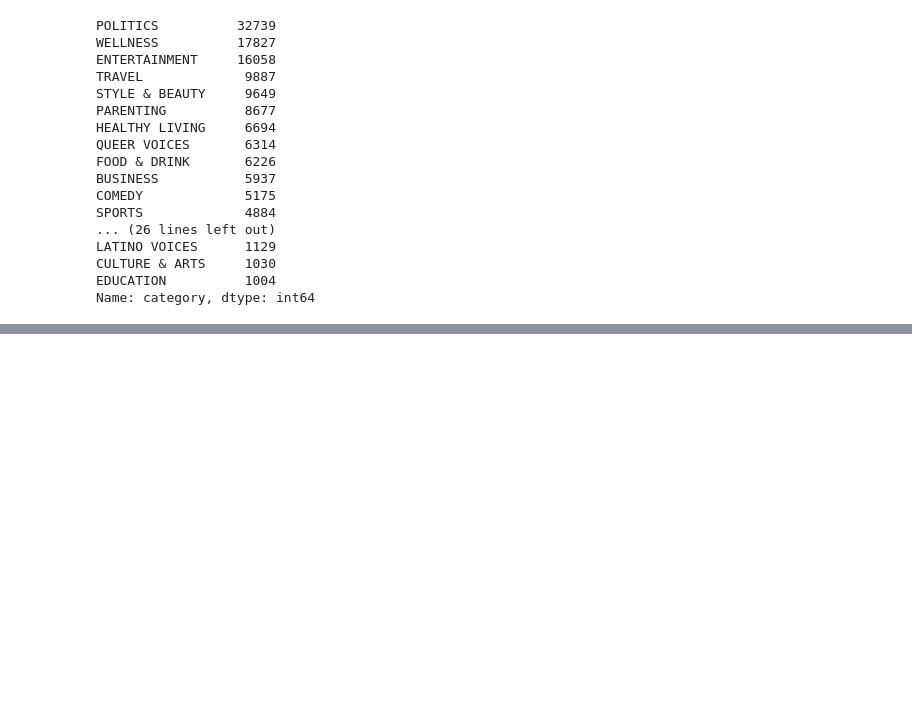
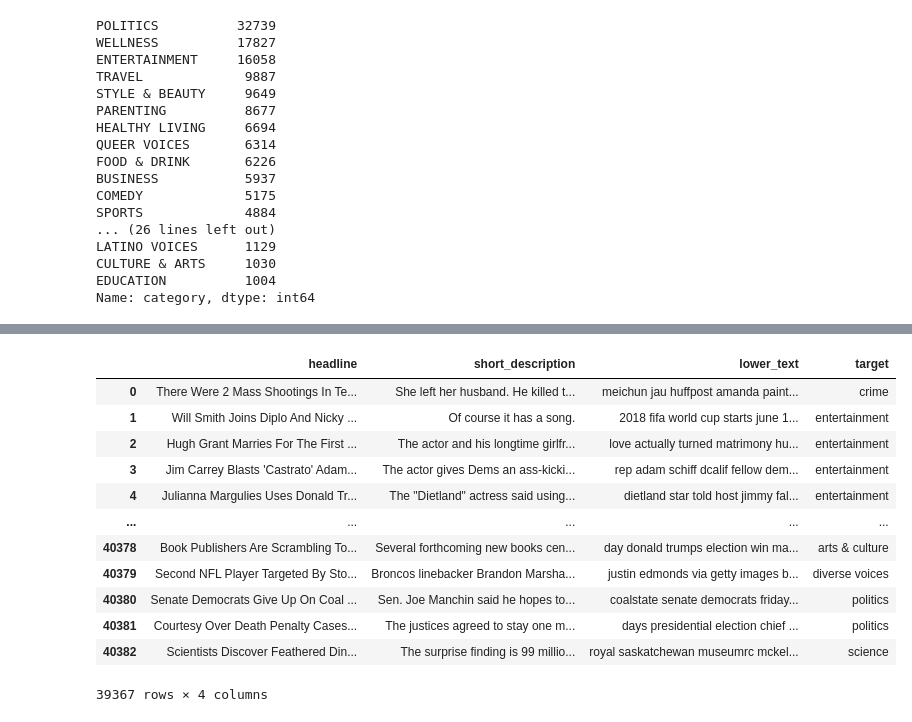
Before and after one commit to willcline613/article_genres, a Jupyter notebook: individuals/jerry/Basic model attempts.ipynb, the cells around one changed output, grey strips where cells are left out. Drawn from its saved outputs; the diff is of its cells as text; code cells hidden in the pictures; blank space fills up the shorter version.

```diff
--- a/individuals/jerry/Basic model attempts.ipynb
+++ b/individuals/jerry/Basic model attempts.ipynb
@@ -81,0 +94,2 @@ b
+# %%
+df_2['lower_text'] = df_2['lower_text'].apply(lambda x: " ".join(x for x in x.split() if x not in stop))
@@ -81,0 +105,2 @@ b
+# %%
+df_2["category"] = df_2["category"].str.lower()
@@ -81,0 +229,20 @@ b
+# %%
+df_2['target'] = df_2['category'].replace(['the worldpost', 'worldpost'],'world news').replace(['black voices', 'queer voices', 'latino voices', 'women'],'diverse voices')
+# %%
+df_2.drop(["authors", "link", "category", "date", "full_text"], axis = 1, inplace = True)
+# %%
+df_2
+# %% [output]
+|  | headline | short_description | lower_text | target |
+| 0 | There Were 2 Mass Shootings In Te... | She left her husband. He killed t... | meichun jau huffpost amanda paint... | crime |
+| 1 | Will Smith Joins Diplo And Nicky ... | Of course it has a song. | 2018 fifa world cup starts june 1... | entertainment |
+| 2 | Hugh Grant Marries For The First ... | The actor and his longtime girlfr... | love actually turned matrimony hu... | entertainment |
+| 3 | Jim Carrey Blasts 'Castrato' Adam... | The actor gives Dems an ass-kicki... | rep adam schiff dcalif fellow dem... | entertainment |
+| 4 | Julianna Margulies Uses Donald Tr... | The "Dietland" actress said using... | dietland star told host jimmy fal... | entertainment |
+| ... | ... | ... | ... | ... |
+| 40378 | Book Publishers Are Scrambling To... | Several forthcoming new books cen... | day donald trumps election win ma... | arts & culture |
+| 40379 | Second NFL Player Targeted By Sto... | Broncos linebacker Brandon Marsha... | justin edmonds via getty images b... | diverse voices |
+| 40380 | Senate Democrats Give Up On Coal ... | Sen. Joe Manchin said he hopes to... | coalstate senate democrats friday... | politics |
+| 40381 | Courtesy Over Death Penalty Cases... | The justices agreed to stay one m... | days presidential election chief ... | politics |
+| 40382 | Scientists Discover Feathered Din... | The surprise finding is 99 millio... | royal saskatchewan museumrc mckel... | science |
+39367 rows × 4 columns
```
Also changed, not shown: parts of 50 cells of this notebook, 5 other files.
